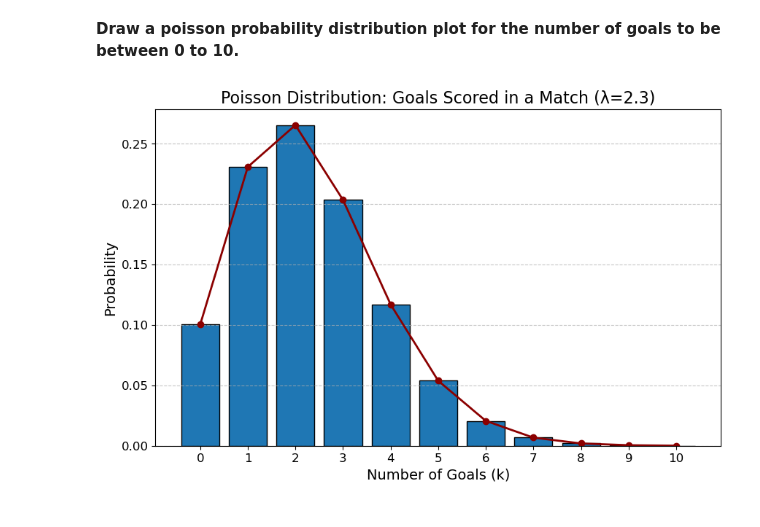
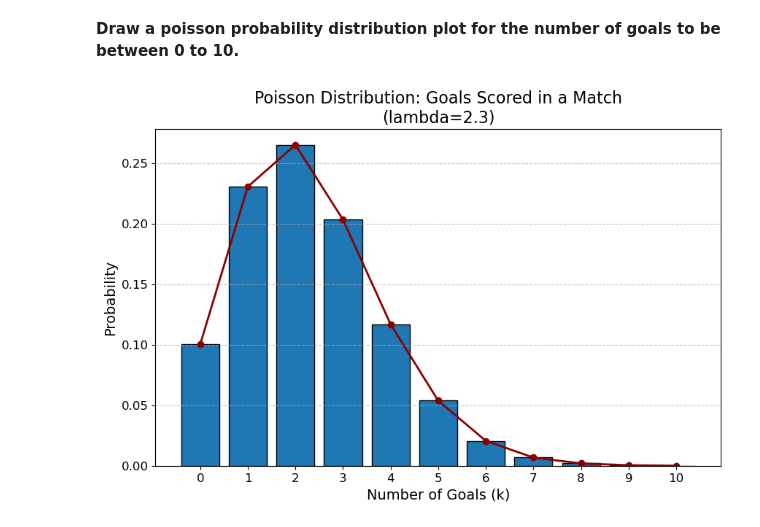
Before and after one commit to ironhack-labs/lab-discrete-probability-distributions-en, a Jupyter notebook: your-code/main.ipynb, the cells around one changed output. Saved outputs shown, nothing was run; the diff lists cells and outputs as text; code cells hidden in the pictures.

```diff
--- a/your-code/main.ipynb
+++ b/your-code/main.ipynb
@@ -185,28 +185,28 @@ The probability of scoring 5 goals in a match is: 0.053775
 # %%
 # Parameters
 lambda_ = 2.3  # Average number of goals
 k_values = range(0, 11)  # Number of goals from 0 to 10
 
 # Calculate Poisson probabilities for each k
 poisson_probabilities = [
     (math.exp(-lambda_) * (lambda_**k)) / math.factorial(k) for k in k_values
 ]
 
 # Plotting the Poisson distribution
 plt.figure(figsize=(10, 6))
 plt.bar(k_values, poisson_probabilities,  edgecolor='black', width=0.8)
 
 # Line chart for the distribution
 plt.plot(k_values, poisson_probabilities, color='darkred', marker='o', linestyle='-', linewidth=2, label='PMF (Line)')
 
-plt.title('Poisson Distribution: Goals Scored in a Match (λ=2.3)', fontsize=16)
+plt.title('Poisson Distribution: Goals Scored in a Match\n(lambda=2.3)', fontsize=16)
 plt.xlabel('Number of Goals (k)', fontsize=14)
 plt.ylabel('Probability', fontsize=14)
 plt.xticks(k_values, fontsize=12)
 plt.yticks(fontsize=12)
 
 plt.grid(axis='y', linestyle='--', alpha=0.7)
 
 plt.show()
 # %% [output]
-[figure, old version]
+[figure, new version]
```
